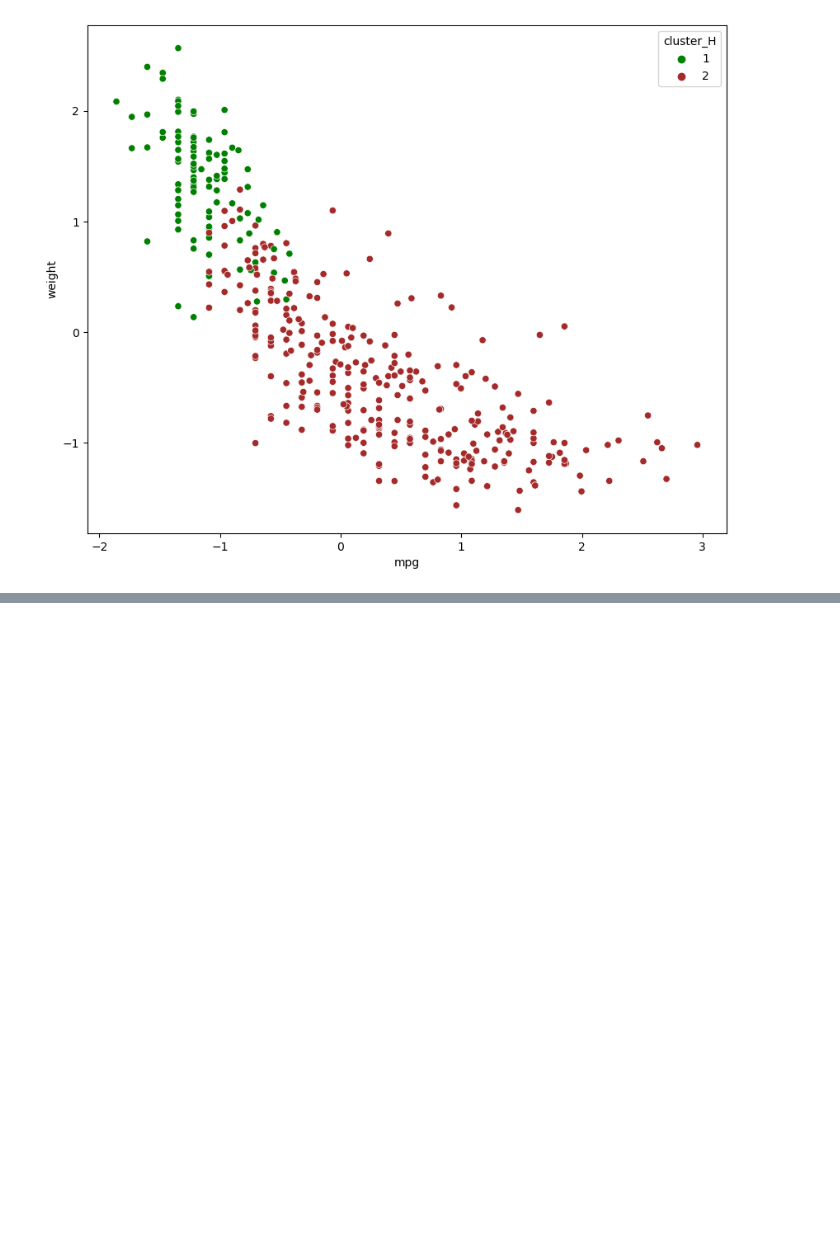
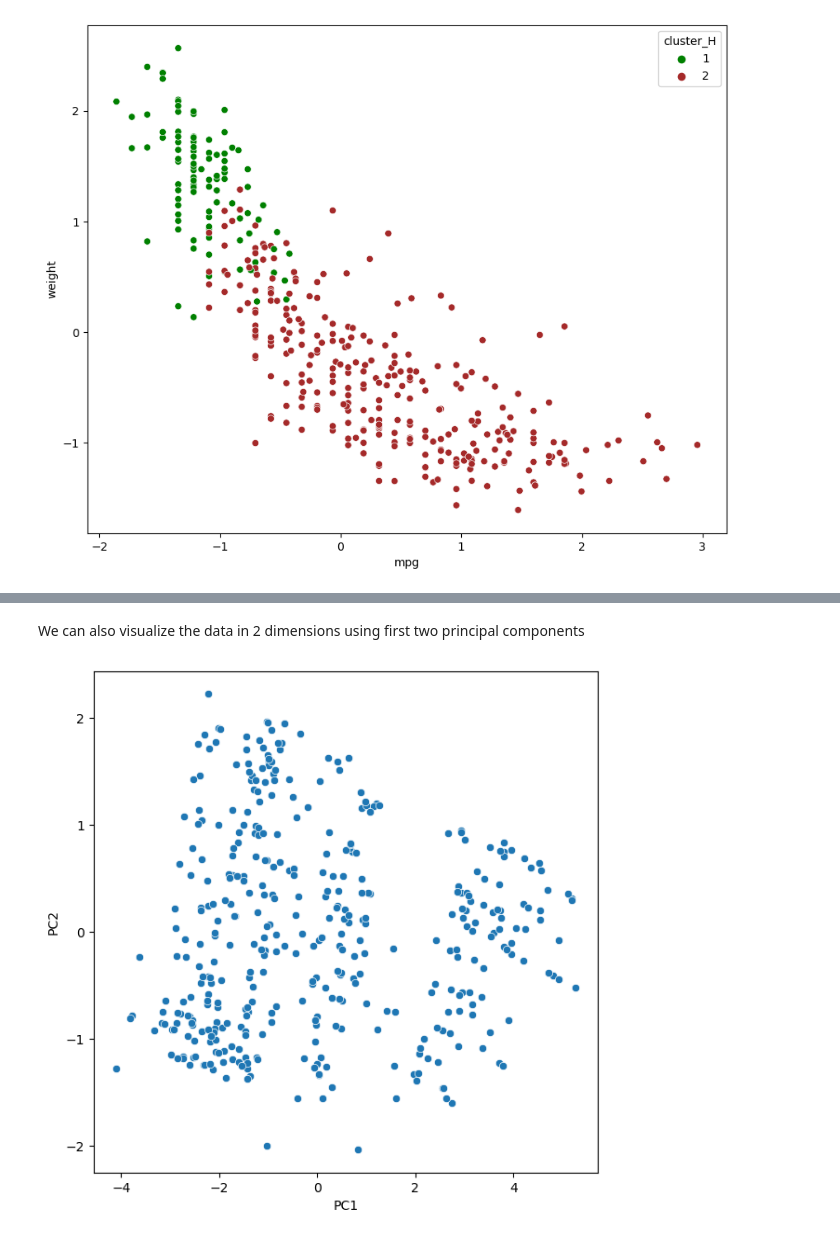
Before and after one commit to Amey1398/Unveiling-Efficiency-Patterns-in-Automobiles, a Jupyter notebook: code.ipynb, the cells around one changed output, grey strips where cells are left out. Cells and saved outputs as stored; diff of their text form; code cells hidden in the pictures; blank space fills up the shorter version.

```diff
--- a/code.ipynb
+++ b/code.ipynb
@@ -537,0 +649,10 @@ sns.scatterplot(x="mpg", y="weight", hue="cluster_H",
+# %% [markdown]
+We can also visualize the data in 2 dimensions using first two principal components
+# %%
+plt.figure(figsize = (7,7))
+sns.scatterplot(x=data_pca1[0],y=data_pca1[1])
+plt.xlabel("PC1")
+plt.ylabel("PC2")
+plt.show()
+# %% [output]
+[figure, added]
```
Also changed, not shown: parts of 19 cells of this notebook.
